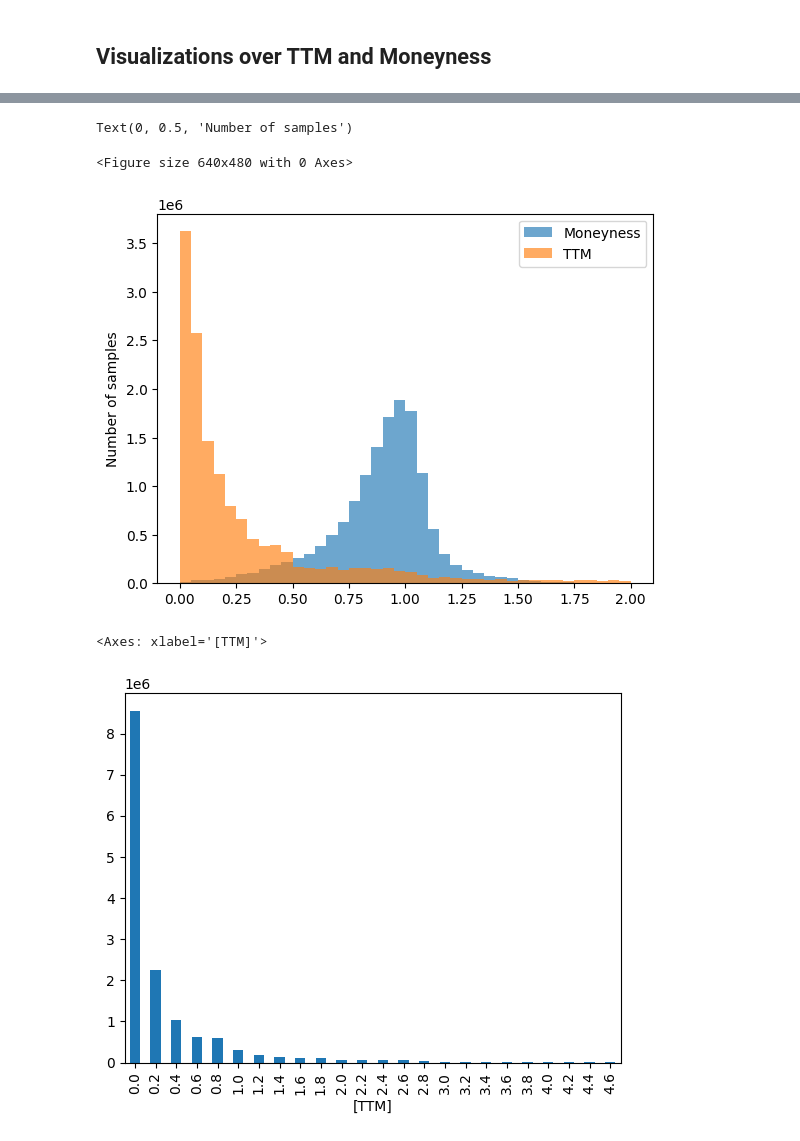
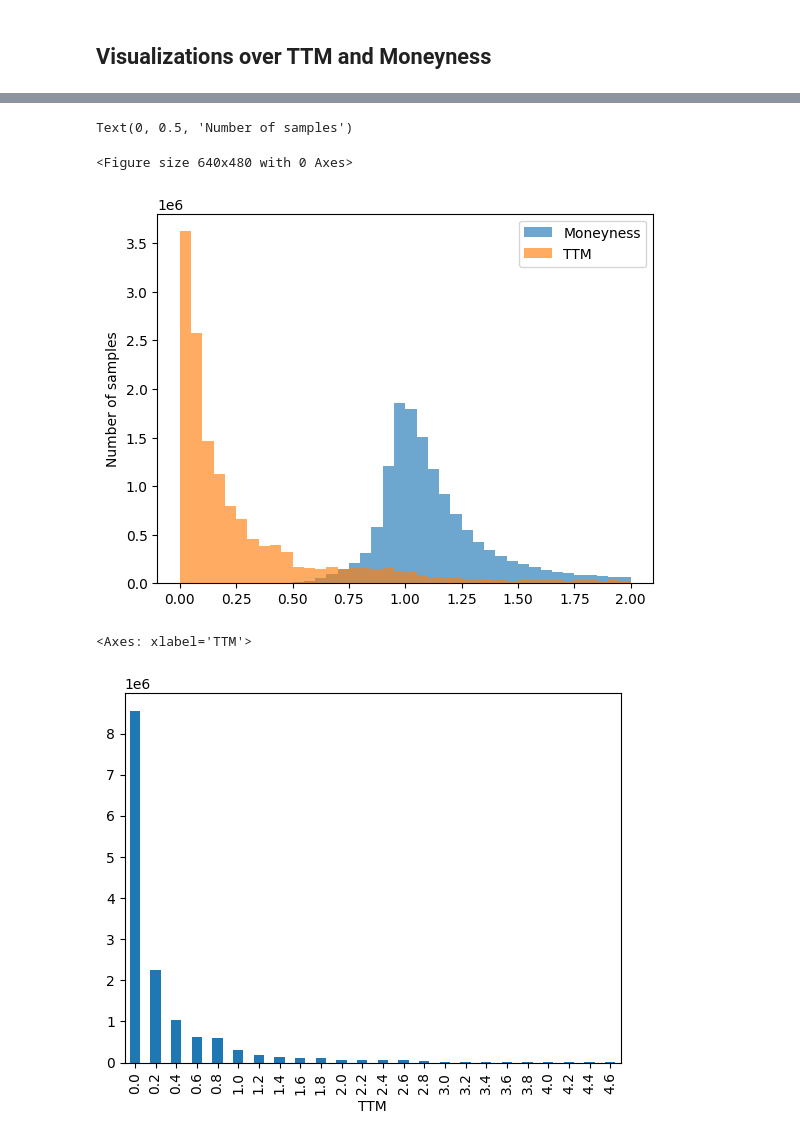
Before and after one commit to Lavrans/Thesis, a Jupyter notebook: code/data.ipynb, the cells around one changed output, grey strips where cells are left out. Drawn from its saved outputs; the diff is of its cells as text; code cells hidden in the pictures.

```diff
--- a/code/data.ipynb
+++ b/code/data.ipynb
@@ -216,16 +239,16 @@ moneyness_binned.sort_index().rename(lambda x: x.left).plot(kind='bar')
 # %%
 from matplotlib import pyplot as plt
 
 plt.figure()
-cleaned_data[['Moneyness', 'TTM']].plot.hist(alpha=0.65, bins=40, range=[0, 2])
+sorted_data[['Moneyness', 'TTM']].plot.hist(alpha=0.65, bins=40, range=[0, 2])
 plt.ylabel('Number of samples')
 # %% [output]
 Text(0, 0.5, 'Number of samples')
 <Figure size 640x480 with 0 Axes>
-[figure, old version]
+[figure, new version]
 # %%
-ttm_binned = pd.cut(data['[TTM]'], bins=np.arange(0, 5, 0.2)).value_counts()
+ttm_binned = pd.cut(sorted_data['TTM'], bins=np.arange(0, 5, 0.2)).value_counts()
 ttm_binned.sort_index().rename(lambda x: x.left).plot(kind='bar')
 # %% [output]
-<Axes: xlabel='[TTM]'>
+<Axes: xlabel='TTM'>
-[figure, old version]
+[figure, new version]
```
Also changed, not shown: parts of 13 cells of this notebook, 6 other files.
